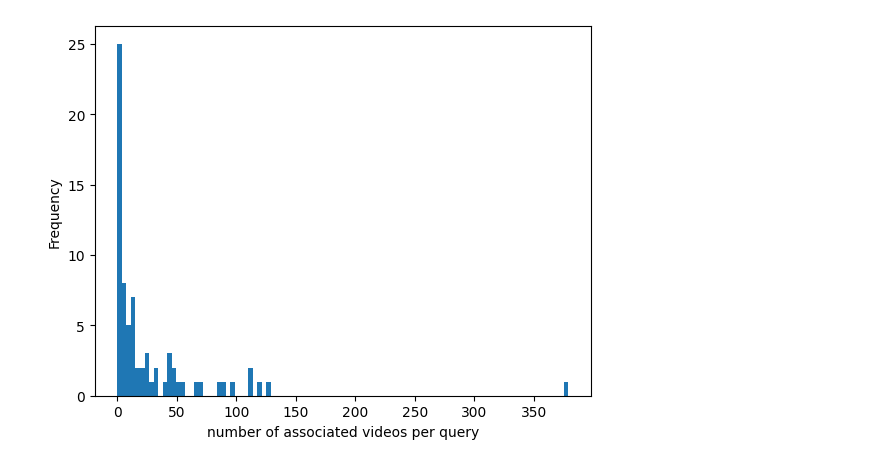
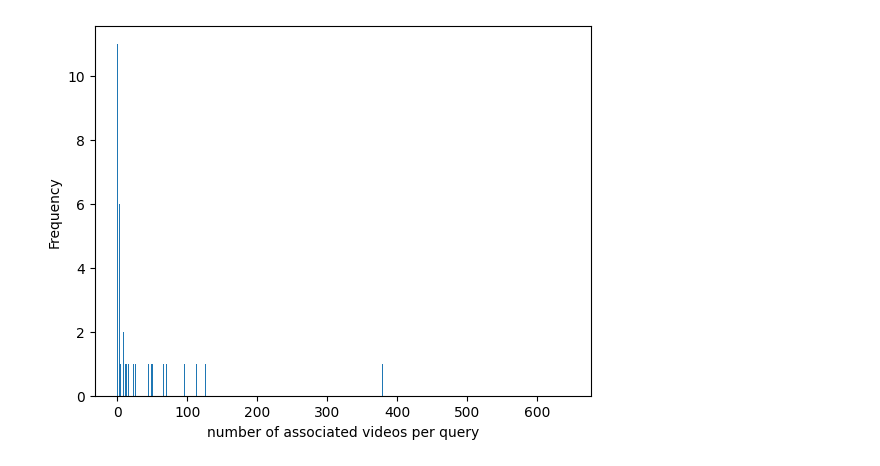
Before and after one commit to eceo-epfl/prompting-mammalps, a Jupyter notebook: benchmark/QueriesAnalysis.ipynb, the cells around one changed output. Cells and saved outputs as stored; diff of their text form; code cells hidden in the pictures.

```diff
--- a/benchmark/QueriesAnalysis.ipynb
+++ b/benchmark/QueriesAnalysis.ipynb
@@ -33,7 +33,7 @@ max      379.000000
 Name: nb_videos, dtype: float64
 # %%
-queries_videos_df["nb_videos"].plot(kind="hist", bins=100)
+queries_videos_df["nb_videos"].plot(kind="hist", bins=1000)
 plt.xlabel("number of associated videos per query")
 plt.show()
 # %% [output]
-[figure, old version]
+[figure, new version]
```
Also changed, not shown: parts of 3 cells of this notebook, 4 other files.
